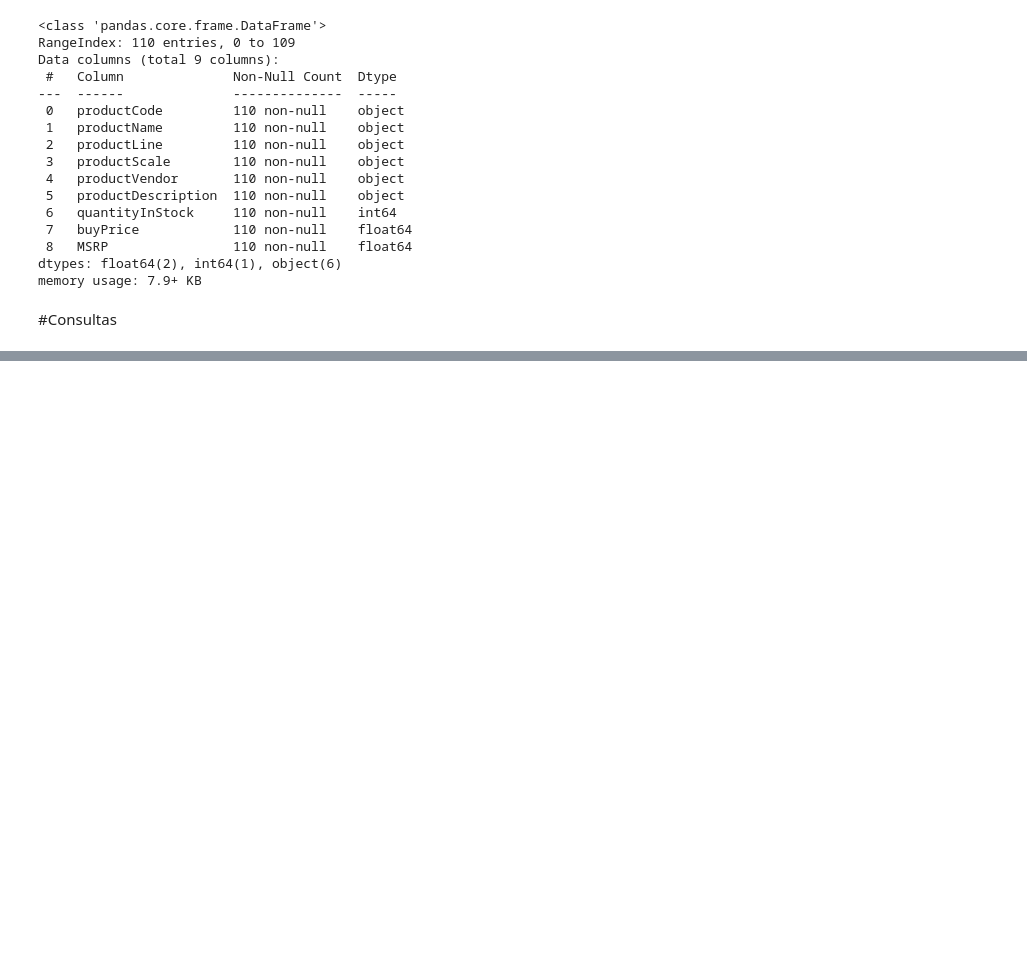
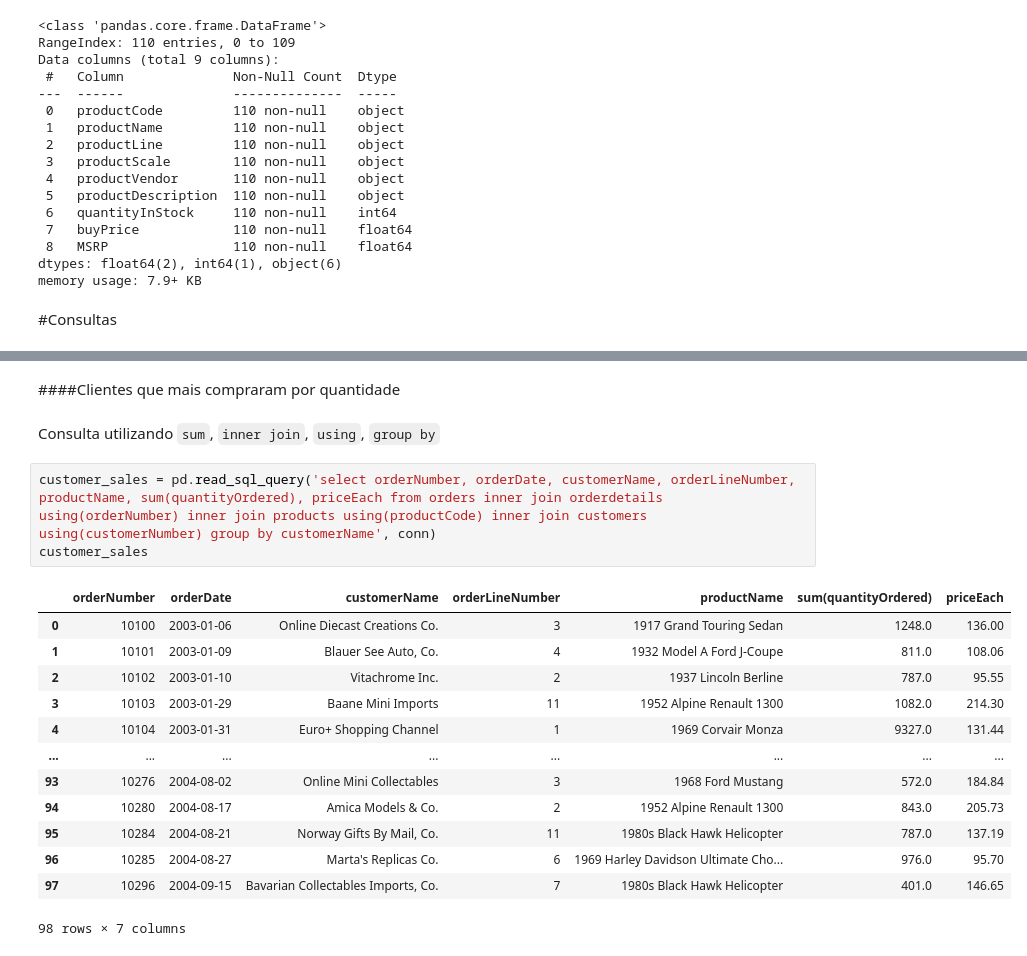
Before and after one commit to edmgjr/portifolio, a Jupyter notebook: Avaliação_1_Tecnologias_Big_Data.ipynb, the cells around one changed output, grey strips where cells are left out. Saved outputs shown, nothing was run; the diff lists cells and outputs as text; blank space fills up the shorter version.

```diff
--- a/Avaliação_1_Tecnologias_Big_Data.ipynb
+++ b/Avaliação_1_Tecnologias_Big_Data.ipynb
@@ -213,0 +247,21 @@ customers_orderBy_creditLimit.head()
+# %% [markdown]
+####Clientes que mais compraram por quantidade
+# %% [markdown]
+Consulta utilizando `sum`, `inner join`, `using`, `group by`
+# %%
+customer_sales = pd.read_sql_query('select orderNumber, orderDate, customerName, orderLineNumber, productName, sum(quantityOrdered), priceEach from orders inner join orderdetails using(orderNumber) inner join products using(productCode) inner join customers using(customerNumber) group by customerName', conn)
+customer_sales
+# %% [output]
+|  | orderNumber | orderDate | customerName | orderLineNumber | productName | sum(quantityOrdered) | priceEach |
+| 0 | 10100 | 2003-01-06 | Online Diecast Creations Co. | 3 | 1917 Grand Touring Sedan | 1248.0 | 136.00 |
+| 1 | 10101 | 2003-01-09 | Blauer See Auto, Co. | 4 | 1932 Model A Ford J-Coupe | 811.0 | 108.06 |
+| 2 | 10102 | 2003-01-10 | Vitachrome Inc. | 2 | 1937 Lincoln Berline | 787.0 | 95.55 |
+| 3 | 10103 | 2003-01-29 | Baane Mini Imports | 11 | 1952 Alpine Renault 1300 | 1082.0 | 214.30 |
+| 4 | 10104 | 2003-01-31 | Euro+ Shopping Channel | 1 | 1969 Corvair Monza | 9327.0 | 131.44 |
+| ... | ... | ... | ... | ... | ... | ... | ... |
+| 93 | 10276 | 2004-08-02 | Online Mini Collectables | 3 | 1968 Ford Mustang | 572.0 | 184.84 |
+| 94 | 10280 | 2004-08-17 | Amica Models & Co. | 2 | 1952 Alpine Renault 1300 | 843.0 | 205.73 |
+| 95 | 10284 | 2004-08-21 | Norway Gifts By Mail, Co. | 11 | 1980s Black Hawk Helicopter | 787.0 | 137.19 |
+| 96 | 10285 | 2004-08-27 | Marta's Replicas Co. | 6 | 1969 Harley Davidson Ultimate Cho... | 976.0 | 95.70 |
+| 97 | 10296 | 2004-09-15 | Bavarian Collectables Imports, Co. | 7 | 1980s Black Hawk Helicopter | 401.0 | 146.65 |
+98 rows × 7 columns
```
Also changed, not shown: parts of 16 cells of this notebook.
